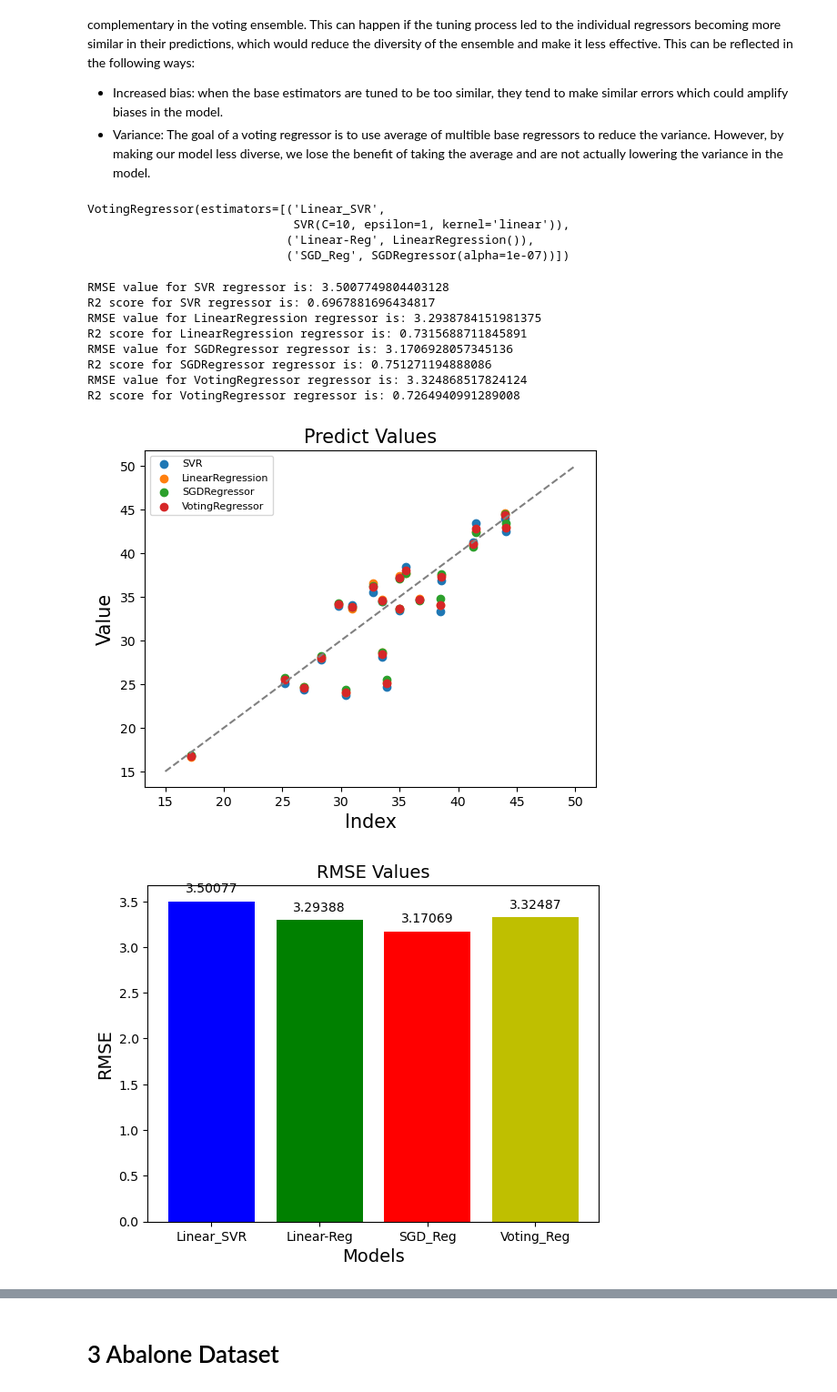
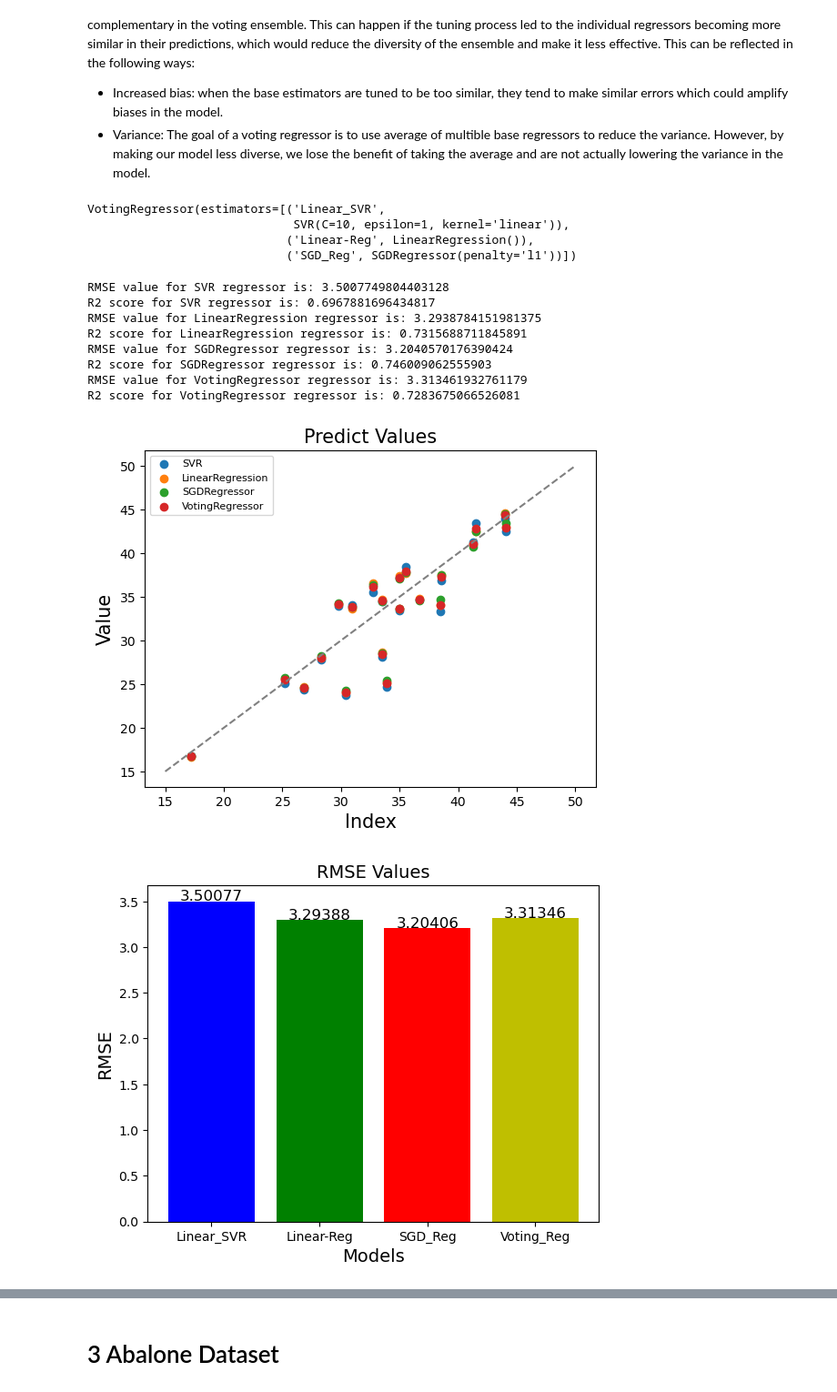
Before and after one commit to Bsubs/CITS5508_Machine_Learning, a Jupyter notebook: assignment2/assignment2.ipynb, the cells around one changed output, grey strips where cells are left out. Shown at 91% size. Cells and saved outputs as stored; diff of their text form; code cells hidden in the pictures.

```diff
--- a/assignment2/assignment2.ipynb
+++ b/assignment2/assignment2.ipynb
@@ -788,5 +818,5 @@ def plot_con_predictions(regressors):
 # %%
-def plot_con_bars(rmse):
+def plot_con_bars(rmse, title):
     labels = ['Linear_SVR', 'Linear-Reg', 'SGD_Reg', 'Voting_Reg']
 
     colors = ['b', 'g', 'r', 'y']
@@ -798,12 +828,12 @@ def plot_con_bars(rmse):
 
     # add the truncated rmse values on top of each bar
     for i, v in enumerate(rmse):
-        ax.text(i, v + 0.1, str(round(v, 5)), ha='center', fontsize=10)
+        ax.text(i, v + 0.01, str(round(v, 5)), ha='center', fontsize=12)
 
     # set the title and axis labels
-    ax.set_title('RMSE Values')
+    ax.set_title(title + ' Values')
     ax.set_xlabel('Models')
-    ax.set_ylabel('RMSE')
+    ax.set_ylabel(title)
 
     # display the plot
     plt.show()
@@ -842,7 +883,7 @@ svr = SVR(kernel='linear')
 # Define the hyperparameters and their possible values for grid search
 param_grid = {
     'C': [0.001, 0.01, 0.1, 1, 10, 100],
-    'epsilon': [0.0001, 0.001, 0.01, 0.1, 1, 10, 100],
+    'epsilon': [0.0001, 0.001, 0.01, 0.1, 1, 10, 100, 1000],
 }
 
 # Create a grid search object with 3-fold cross-validation
@@ -866,6 +914,7 @@ sgd = SGDRegressor()
 # Define the hyperparameters and their possible values for grid search
 param_grid = {
     'alpha': [0.00000001, 0.0000001, 0.000001, 0.00001, 0.0001, 0.001, 0.01, 0.1],
+    'penalty': ['l2', 'l1', 'elasticnet']
 }
 
 # Create a grid search object with 3-fold cross-validation
@@ -895,7 +944,7 @@ Another possibility is that the tuning process changed the behavior of the indiv
 # %%
 con_svr_tuned = SVR(kernel='linear', C=10, epsilon=1)
 con_lin_tuned = LinearRegression()
-con_sgd_tuned = SGDRegressor(alpha=0.0000001)
+con_sgd_tuned = SGDRegressor(alpha=0.0001, penalty='l1')
 con_voting_tuned = VotingRegressor([('Linear_SVR', con_svr_tuned), ('Linear-Reg', con_lin_tuned), ('SGD_Reg', con_sgd_tuned)])
 
 con_lin_tuned.fit(con_train_X, con_train_y)
@@ -906,20 +955,21 @@ con_voting_tuned.fit(con_train_X, con_train_y)
 VotingRegressor(estimators=[('Linear_SVR',
                              SVR(C=10, epsilon=1, kernel='linear')),
                             ('Linear-Reg', LinearRegression()),
-                            ('SGD_Reg', SGDRegressor(alpha=1e-07))])
+                            ('SGD_Reg', SGDRegressor(penalty='l1'))])
 # %%
 regressors = [con_svr_tuned, con_lin_tuned, con_sgd_tuned, con_voting_tuned]
 
-rmse = plot_con_predictions(regressors)
-plot_con_bars(rmse)
+rmse, r2 = plot_con_predictions(regressors)
+plot_con_bars(rmse, 'RMSE')
+plot_con_bars(r2, 'R2')
 # %% [output]
 RMSE value for SVR regressor is: 3.5007749804403128
 R2 score for SVR regressor is: 0.6967881696434817
 RMSE value for LinearRegression regressor is: 3.2938784151981375
 R2 score for LinearRegression regressor is: 0.7315688711845891
-RMSE value for SGDRegressor regressor is: 3.1706928057345136
-R2 score for SGDRegressor regressor is: 0.751271194888086
-RMSE value for VotingRegressor regressor is: 3.324868517824124
-R2 score for VotingRegressor regressor is: 0.7264940991289008
+RMSE value for SGDRegressor regressor is: 3.2040570176390424
+R2 score for SGDRegressor regressor is: 0.746009062555903
+RMSE value for VotingRegressor regressor is: 3.313461932761179
+R2 score for VotingRegressor regressor is: 0.7283675066526081
 [figure]
-[figure, old version]
+[figure, new version]
```
Also changed, not shown: parts of 32 cells of this notebook.
